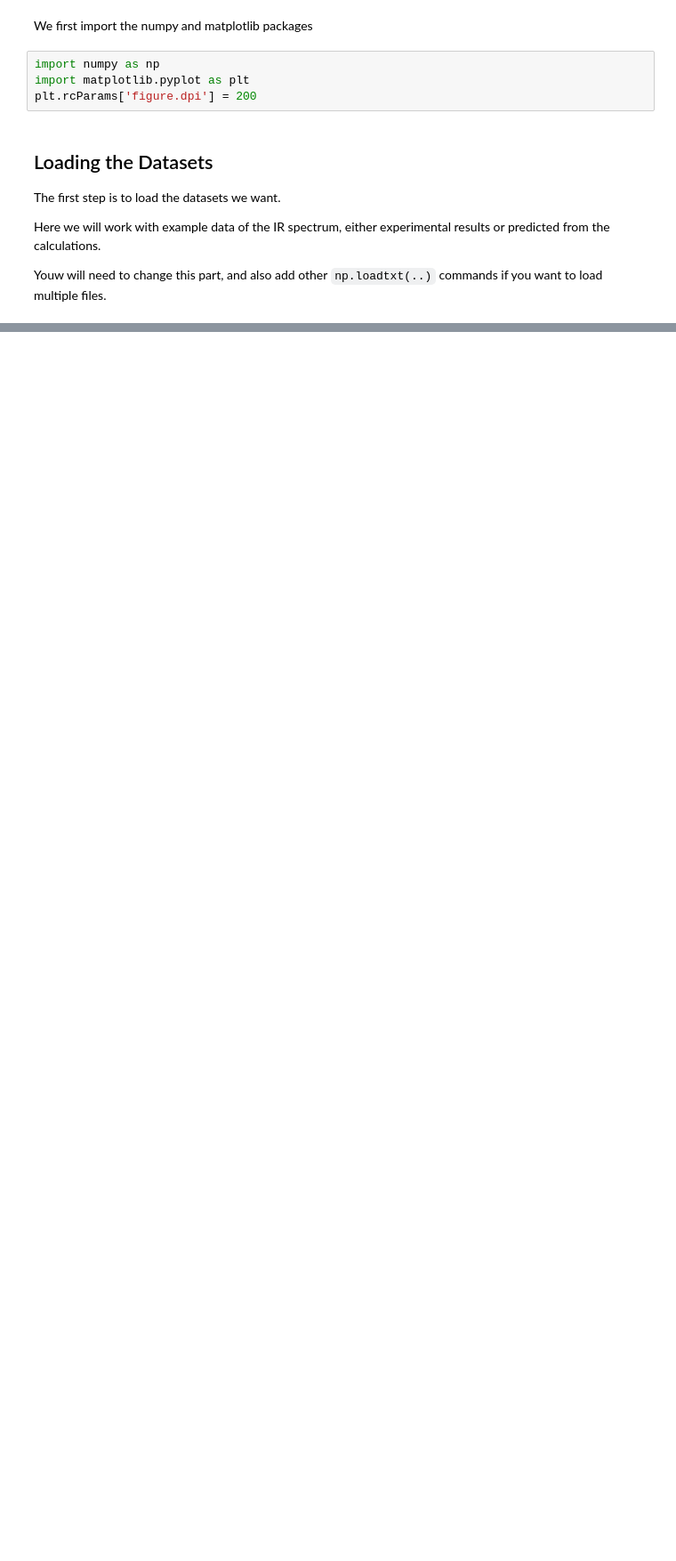
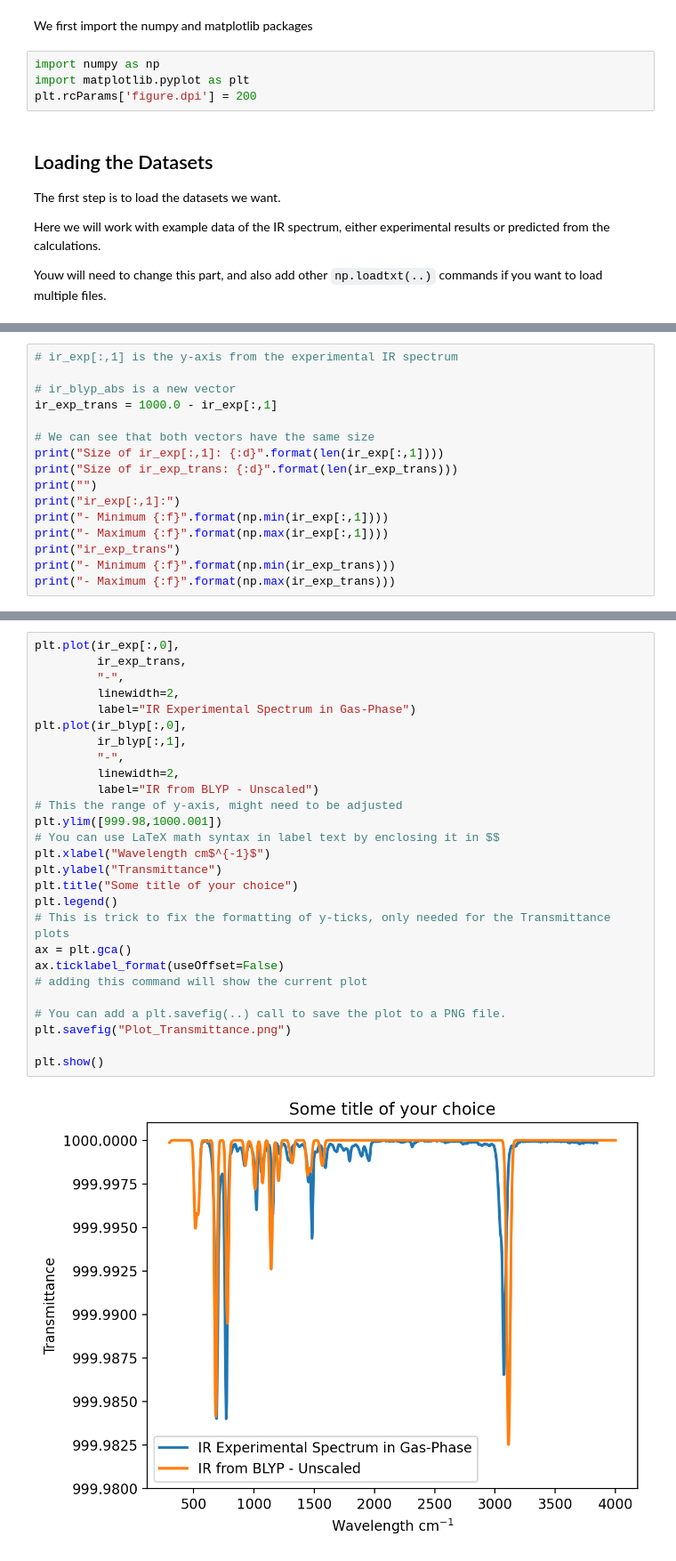
Before and after one commit to valsson-group/UNT-Chem5660-Fall2023, a Jupyter notebook: Python-PlotData/Plot_IR_Spectra.ipynb, the cells around one changed output, grey strips where cells are left out. Shown at 89% size. Cells and saved outputs as stored; diff of their text form; blank space fills up the shorter version.

```diff
--- a/Python-PlotData/Plot_IR_Spectra.ipynb
+++ b/Python-PlotData/Plot_IR_Spectra.ipynb
@@ -59,0 +159,16 @@ plt.show()
+# %%
+# ir_exp[:,1] is the y-axis from the experimental IR spectrum
+
+# ir_blyp_abs is a new vector
+ir_exp_trans = 1000.0 - ir_exp[:,1]
+
+# We can see that both vectors have the same size
+print("Size of ir_exp[:,1]: {:d}".format(len(ir_exp[:,1])))
+print("Size of ir_exp_trans: {:d}".format(len(ir_exp_trans)))
+print("")
+print("ir_exp[:,1]:")
+print("- Minimum {:f}".format(np.min(ir_exp[:,1])))
+print("- Maximum {:f}".format(np.max(ir_exp[:,1])))
+print("ir_exp_trans")
+print("- Minimum {:f}".format(np.min(ir_exp_trans)))
+print("- Maximum {:f}".format(np.max(ir_exp_trans)))
@@ -59,0 +187,29 @@ plt.show()
+# %%
+plt.plot(ir_exp[:,0],
+         ir_exp_trans,
+         "-",
+         linewidth=2,
+         label="IR Experimental Spectrum in Gas-Phase")
+plt.plot(ir_blyp[:,0],
+         ir_blyp[:,1],
+         "-",
+         linewidth=2,
+         label="IR from BLYP - Unscaled")
+# This the range of y-axis, might need to be adjusted
+plt.ylim([999.98,1000.001])
+# You can use LaTeX math syntax in label text by enclosing it in $$
+plt.xlabel("Wavelength cm$^{-1}$")
+plt.ylabel("Transmittance")
+plt.title("Some title of your choice")
+plt.legend()
+# This is trick to fix the formatting of y-ticks, only needed for the Transmittance plots
+ax = plt.gca()
+ax.ticklabel_format(useOffset=False)
+# adding this command will show the current plot
+
+# You can add a plt.savefig(..) call to save the plot to a PNG file.
+plt.savefig("Plot_Transmittance.png")
+
+plt.show()
+# %% [output]
+[figure, added]
```
Also changed, not shown: parts of 14 cells of this notebook.
